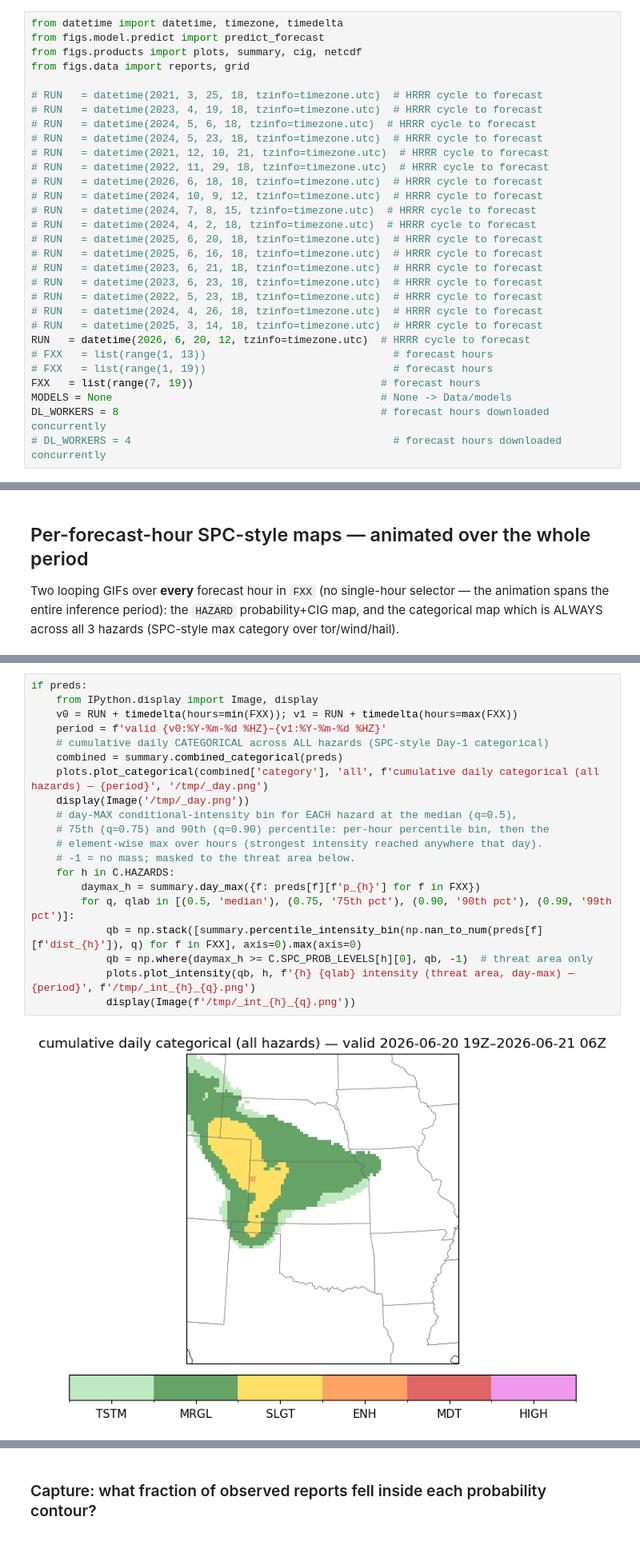
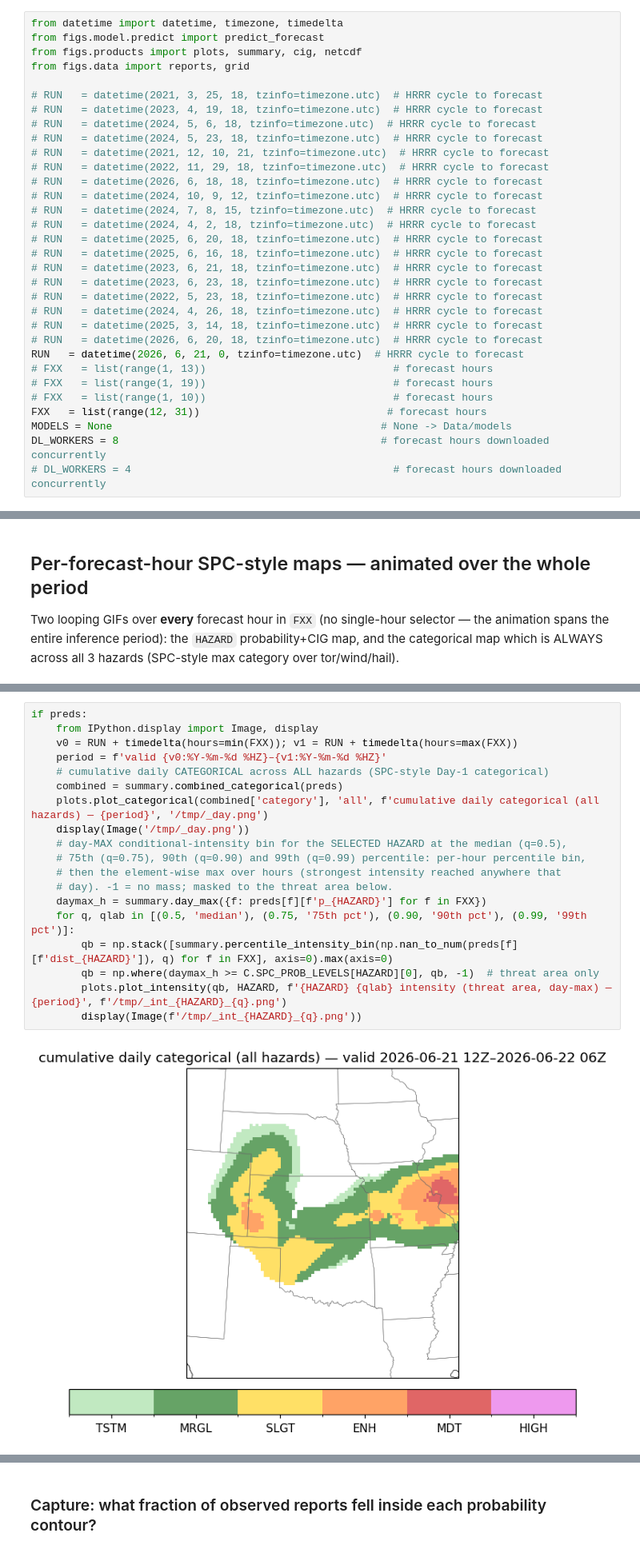
Before and after one commit to jwthiesing/FIGS, a Jupyter notebook: notebooks/01_case_analysis.ipynb, the cells around one changed output, grey strips where cells are left out. Shown at 80% size. Cells and saved outputs as stored; diff of their text form.

```diff
--- a/notebooks/01_case_analysis.ipynb
+++ b/notebooks/01_case_analysis.ipynb
@@ -32,10 +32,12 @@ from figs.data import reports, grid
 # RUN   = datetime(2022, 5, 23, 18, tzinfo=timezone.utc)  # HRRR cycle to forecast
 # RUN   = datetime(2024, 4, 26, 18, tzinfo=timezone.utc)  # HRRR cycle to forecast
 # RUN   = datetime(2025, 3, 14, 18, tzinfo=timezone.utc)  # HRRR cycle to forecast
-RUN   = datetime(2026, 6, 20, 12, tzinfo=timezone.utc)  # HRRR cycle to forecast
+# RUN   = datetime(2026, 6, 20, 18, tzinfo=timezone.utc)  # HRRR cycle to forecast
+RUN   = datetime(2026, 6, 21, 0, tzinfo=timezone.utc)  # HRRR cycle to forecast
 # FXX   = list(range(1, 13))                              # forecast hours
 # FXX   = list(range(1, 19))                              # forecast hours
-FXX   = list(range(7, 19))                              # forecast hours
+# FXX   = list(range(1, 10))                              # forecast hours
+FXX   = list(range(12, 31))                              # forecast hours
 MODELS = None                                           # None -> Data/models
 DL_WORKERS = 8                                          # forecast hours downloaded concurrently
 # DL_WORKERS = 4                                          # forecast hours downloaded concurrently
@@ -104,22 +163,21 @@ The cumulative daily **categorical** outlook is ALWAYS across all 3 hazards (the
 # %%
 if preds:
     from IPython.display import Image, display
     v0 = RUN + timedelta(hours=min(FXX)); v1 = RUN + timedelta(hours=max(FXX))
     period = f'valid {v0:%Y-%m-%d %HZ}–{v1:%Y-%m-%d %HZ}'
     # cumulative daily CATEGORICAL across ALL hazards (SPC-style Day-1 categorical)
     combined = summary.combined_categorical(preds)
     plots.plot_categorical(combined['category'], 'all', f'cumulative daily categorical (all hazards) — {period}', '/tmp/_day.png')
     display(Image('/tmp/_day.png'))
-    # day-MAX conditional-intensity bin for EACH hazard at the median (q=0.5),
-    # 75th (q=0.75) and 90th (q=0.90) percentile: per-hour percentile bin, then the
-    # element-wise max over hours (strongest intensity reached anywhere that day).
-    # -1 = no mass; masked to the threat area below.
-    for h in C.HAZARDS:
-        daymax_h = summary.day_max({f: preds[f][f'p_{h}'] for f in FXX})
-        for q, qlab in [(0.5, 'median'), (0.75, '75th pct'), (0.90, '90th pct'), (0.99, '99th pct')]:
-            qb = np.stack([summary.percentile_intensity_bin(np.nan_to_num(preds[f][f'dist_{h}']), q) for f in FXX], axis=0).max(axis=0)
-            qb = np.where(daymax_h >= C.SPC_PROB_LEVELS[h][0], qb, -1)  # threat area only
-            plots.plot_intensity(qb, h, f'{h} {qlab} intensity (threat area, day-max) — {period}', f'/tmp/_int_{h}_{q}.png')
-            display(Image(f'/tmp/_int_{h}_{q}.png'))
+    # day-MAX conditional-intensity bin for the SELECTED HAZARD at the median (q=0.5),
+    # 75th (q=0.75), 90th (q=0.90) and 99th (q=0.99) percentile: per-hour percentile bin,
+    # then the element-wise max over hours (strongest intensity reached anywhere that
+    # day). -1 = no mass; masked to the threat area below.
+    daymax_h = summary.day_max({f: preds[f][f'p_{HAZARD}'] for f in FXX})
+    for q, qlab in [(0.5, 'median'), (0.75, '75th pct'), (0.90, '90th pct'), (0.99, '99th pct')]:
+        qb = np.stack([summary.percentile_intensity_bin(np.nan_to_num(preds[f][f'dist_{HAZARD}']), q) for f in FXX], axis=0).max(axis=0)
+        qb = np.where(daymax_h >= C.SPC_PROB_LEVELS[HAZARD][0], qb, -1)  # threat area only
+        plots.plot_intensity(qb, HAZARD, f'{HAZARD} {qlab} intensity (threat area, day-max) — {period}', f'/tmp/_int_{HAZARD}_{q}.png')
+        display(Image(f'/tmp/_int_{HAZARD}_{q}.png'))
 # %% [output]
-[figure, old version]
+[figure, new version]
```
Also changed, not shown: parts of 11 cells of this notebook, 4 other files.
